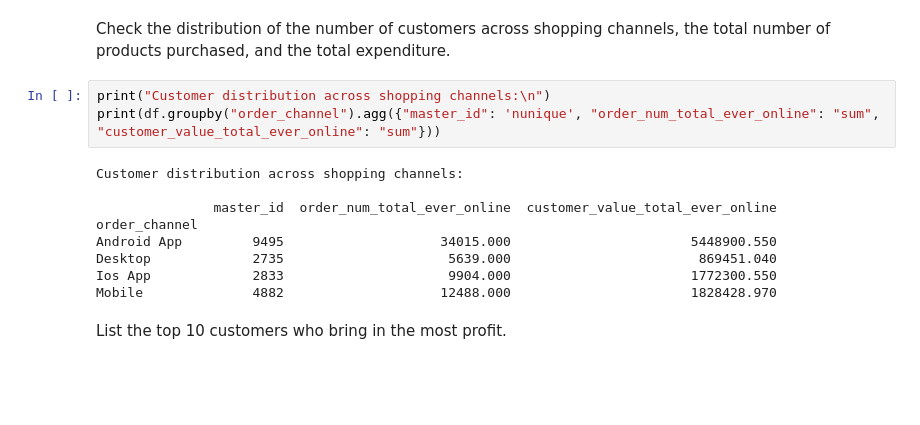
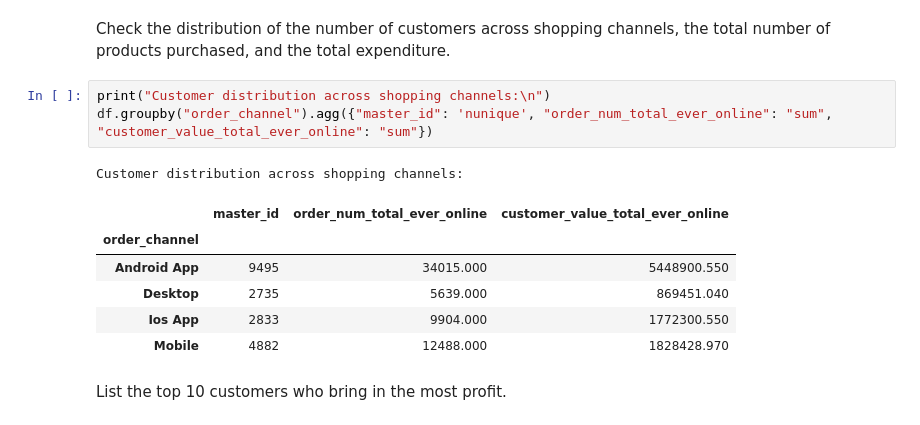
Before and after one commit to dilekdd/RFM_Analysis_Flo, a Jupyter notebook: rfm-analysis-flo.ipynb, the cells around one changed output. Cells and saved outputs as stored; diff of their text form; blank space fills up the shorter version.

```diff
--- a/rfm-analysis-flo.ipynb
+++ b/rfm-analysis-flo.ipynb
@@ -126,16 +126,15 @@ memory usage: 2.1+ MB
 Check the distribution of the number of customers across shopping channels, the total number of products purchased, and the total expenditure.
 # %%
 print("Customer distribution across shopping channels:\n")
-print(df.groupby("order_channel").agg({"master_id": 'nunique', "order_num_total_ever_online": "sum", "customer_value_total_ever_online": "sum"}))
+df.groupby("order_channel").agg({"master_id": 'nunique', "order_num_total_ever_online": "sum", "customer_value_total_ever_online": "sum"})
 # %% [output]
 Customer distribution across shopping channels:
-
-               master_id  order_num_total_ever_online  customer_value_total_ever_online
-order_channel
-Android App         9495                    34015.000                       5448900.550
-Desktop             2735                     5639.000                        869451.040
-Ios App             2833                     9904.000                       1772300.550
-Mobile              4882                    12488.000                       1828428.970
+|  | master_id | order_num_total_ever_online | customer_value_total_ever_online |
+| order_channel |  |  |  |
+| Android App | 9495 | 34015.000 | 5448900.550 |
+| Desktop | 2735 | 5639.000 | 869451.040 |
+| Ios App | 2833 | 9904.000 | 1772300.550 |
+| Mobile | 4882 | 12488.000 | 1828428.970 |
 # %% [markdown]
 List the top 10 customers who bring in the most profit.
 # %%
```
